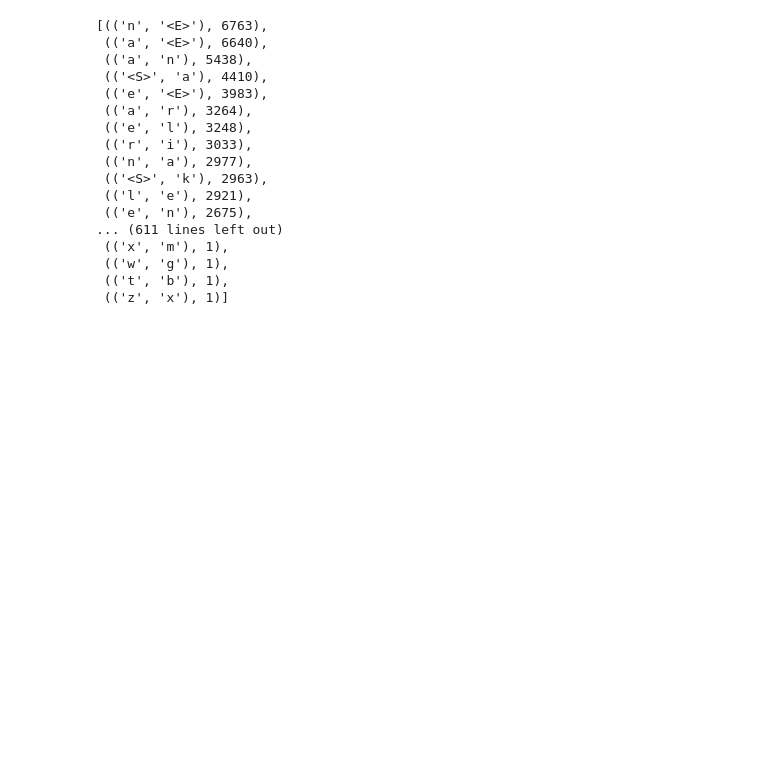
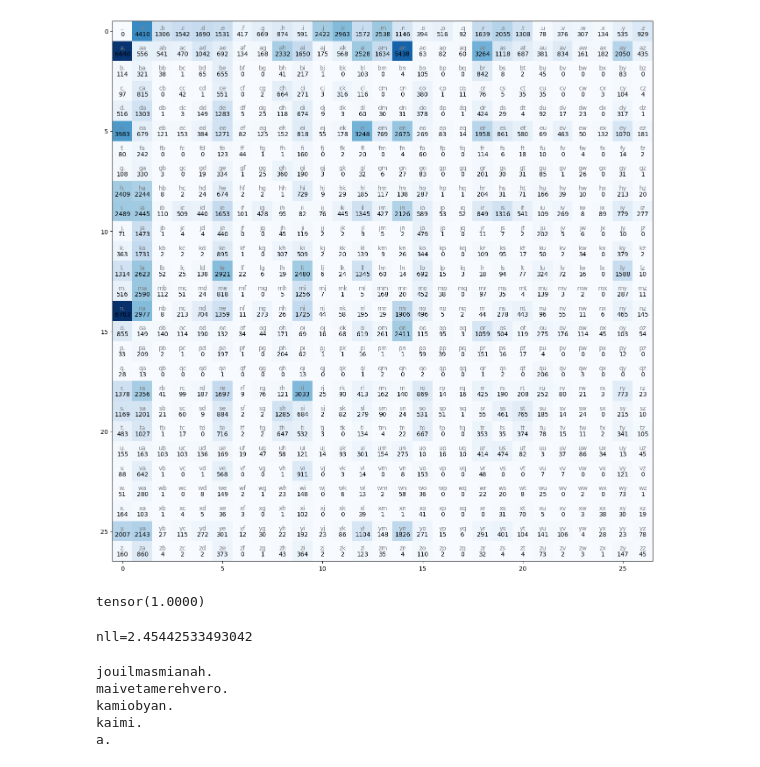
Before and after one commit to P0n1kwia/MachineLearning, a Jupyter notebook: makemore/makemore.ipynb, the cells around one changed output. Cells and saved outputs as stored; diff of their text form; code cells hidden in the pictures; blank space fills up the shorter version.

```diff
--- a/makemore/makemore.ipynb
+++ b/makemore/makemore.ipynb
@@ -12 +72,3 @@ words[3:10]
+# %%
+N = torch.zeros((27,27), dtype=torch.int64)
 # %%
@@ -19,23 +81,56 @@ for w in words:
-# %%
-sorted(b.items(), key = lambda kv: - kv[1])
-# %% [output]
-[(('n', '<E>'), 6763),
- (('a', '<E>'), 6640),
- (('a', 'n'), 5438),
- (('<S>', 'a'), 4410),
- (('e', '<E>'), 3983),
- (('a', 'r'), 3264),
- (('e', 'l'), 3248),
- (('r', 'i'), 3033),
- (('n', 'a'), 2977),
- (('<S>', 'k'), 2963),
- (('l', 'e'), 2921),
- (('e', 'n'), 2675),
-... (611 lines left out)
- (('x', 'm'), 1),
- (('w', 'g'), 1),
- (('t', 'b'), 1),
- (('z', 'x'), 1)]
-# %%
-N = torch.zeros(27,27,dtype = torch.int32)
+# %%
+plt.figure(figsize=(16,16))
+plt.imshow(N,cmap="Blues")
+for i in range(27):
+    for j in range(27):
+        ch = itos[i] + itos[j]
+        plt.text(j,i,ch,ha='center',va='bottom',color='grey')
+        plt.text(j,i,N[i,j].item(),ha='center',va='top')
+# %% [output]
+[figure, added]
+# %%
+P = (N+1).float()
+P /= P.sum(1,keepdims = True)
+P[0].sum()
+# %% [output]
+tensor(1.0000)
+# %%
+# calculating loss function
+log_likelihood = 0.0
+n = 0
+for w in words:
+    chs = ['.'] + list(w) + ['.']
+    for ch1, ch2 in zip(chs,chs[1:]):
+        ix1 = stoi[ch1]
+        ix2 = stoi[ch2]
+        prob = P[ix1,ix2]
+        log = torch.log(prob)
+       # print(log)
+        log_likelihood += log
+        n+=1
+nll = -log_likelihood
+nll /= n
+print(f'nll={nll}')
+# %% [output]
+nll=2.45442533493042
+# %%
+#samples from probability distribution
+g = torch.Generator().manual_seed(694202137)
+for k in range(5):
+    out =[]
+    ix=0
+    while True:
+        p = P[ix]
+        ix = torch.multinomial(p,num_samples=1,replacement=True,generator=g).item()
+        char = itos[ix]
+        out.append(char)
+        if ix == 0:
+            break
+    print(''.join(out))
+# %% [output]
+jouilmasmianah.
+maivetamerehvero.
+kamiobyan.
+kaimi.
+a.
 # %%
```
Also changed, not shown: parts of 22 cells of this notebook, 2 other files.
